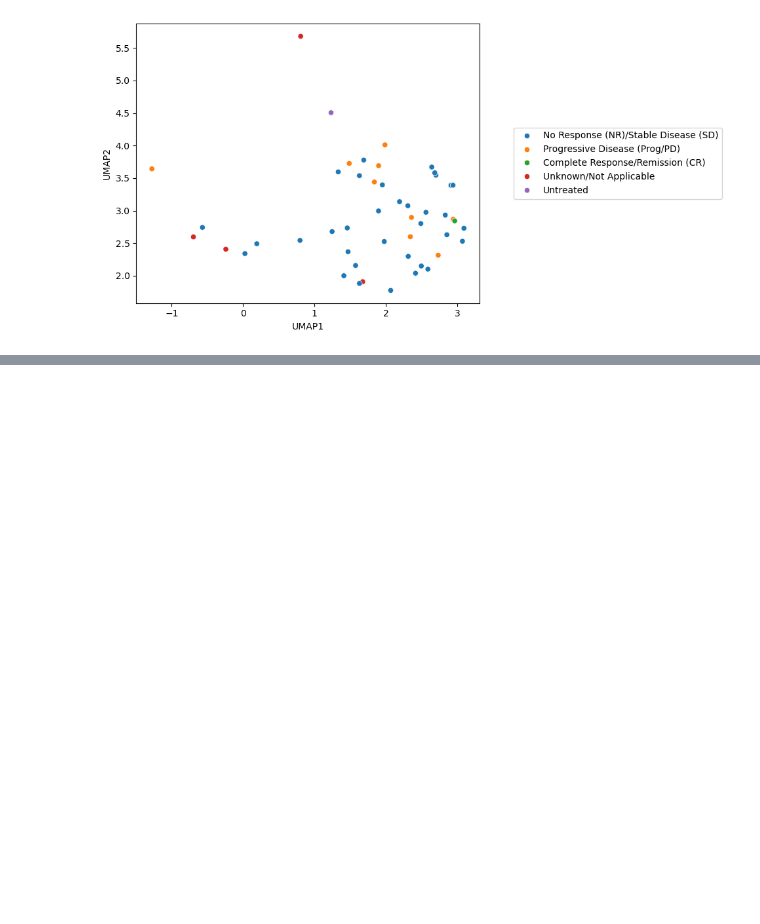
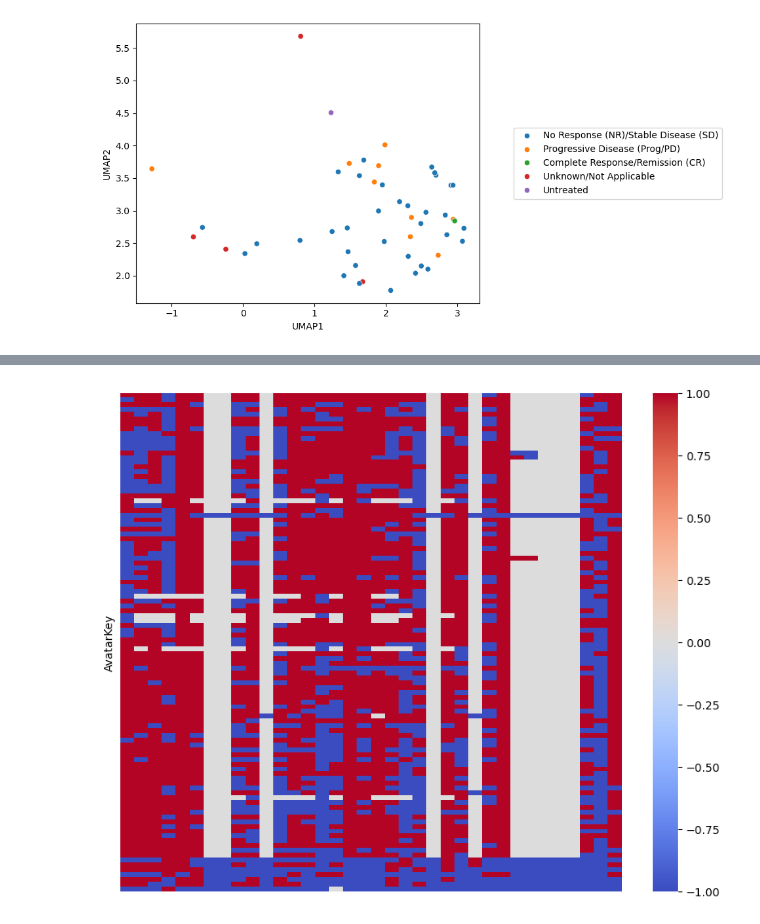
Before and after one commit to wshao1/team_cherry_garcia, a Jupyter notebook: KN_files/KN_Clinical.ipynb, the cells around one changed output, grey strips where cells are left out. Cells and saved outputs as stored; diff of their text form; code cells hidden in the pictures; blank space fills up the shorter version.

```diff
--- a/KN_files/KN_Clinical.ipynb
+++ b/KN_files/KN_Clinical.ipynb
@@ -751,0 +866,17 @@ AttributeError: 'Series' object has no attribute 'columns'
+# %%
+# Function to build the phenotype string
+def assign_immunophenotype(row):
+    phenotype = []
+    for marker, value in row.items():
+        if pd.isna(value):
+            continue
+        if value == 1.0:
+            phenotype.append(f"{marker}+")
+        elif value == -1.0:
+            phenotype.append(f"{marker}-")
+    return ' '.join(phenotype)
+
+# Apply to each row
+flowdata['Immunophenotype'] = flowdata.apply(assign_immunophenotype, axis=1)
+# %%
+flowdata = flowdata.drop(['AgeAtTumorMarkerTest','Age.At.Specimen.Collection','TimeSinceRNA'],axis = 1)
@@ -751,0 +899,2 @@ AttributeError: 'Series' object has no attribute 'columns'
+# %%
+flowdata = flowdata.set_index('AvatarKey')
@@ -751,0 +918,25 @@ AttributeError: 'Series' object has no attribute 'columns'
+# %%
+# Assume X is your matrix of 0s and 1s
+kmeans = KMeans(n_clusters=3, random_state=0)  # you can change the number of clusters
+kmeans.fit(flowdata)
+
+# Get the cluster labels
+labels = kmeans.labels_
+# %%
+import numpy as np
+
+# Assuming labels are your cluster labels
+sorted_idx = np.argsort(labels)
+
+# Reorder rows based on sorted indices
+flowdata_sorted = flowdata.iloc[sorted_idx]
+
+# Plotting (optional)
+import matplotlib.pyplot as plt
+import seaborn as sns
+
+plt.figure(figsize=(10, 8))
+sns.heatmap(flowdata_sorted, cmap='coolwarm', cbar=True, xticklabels=False, yticklabels=False)
+plt.show()
+# %% [output]
+[figure, added]
```
Also changed, not shown: parts of 42 cells of this notebook, 9 other files.
